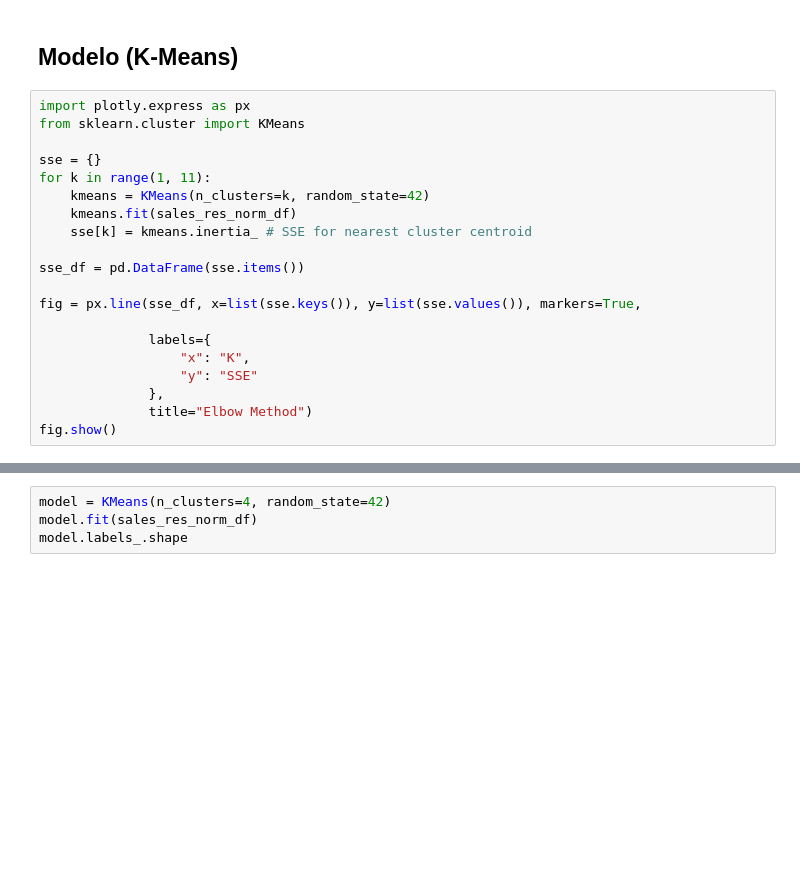
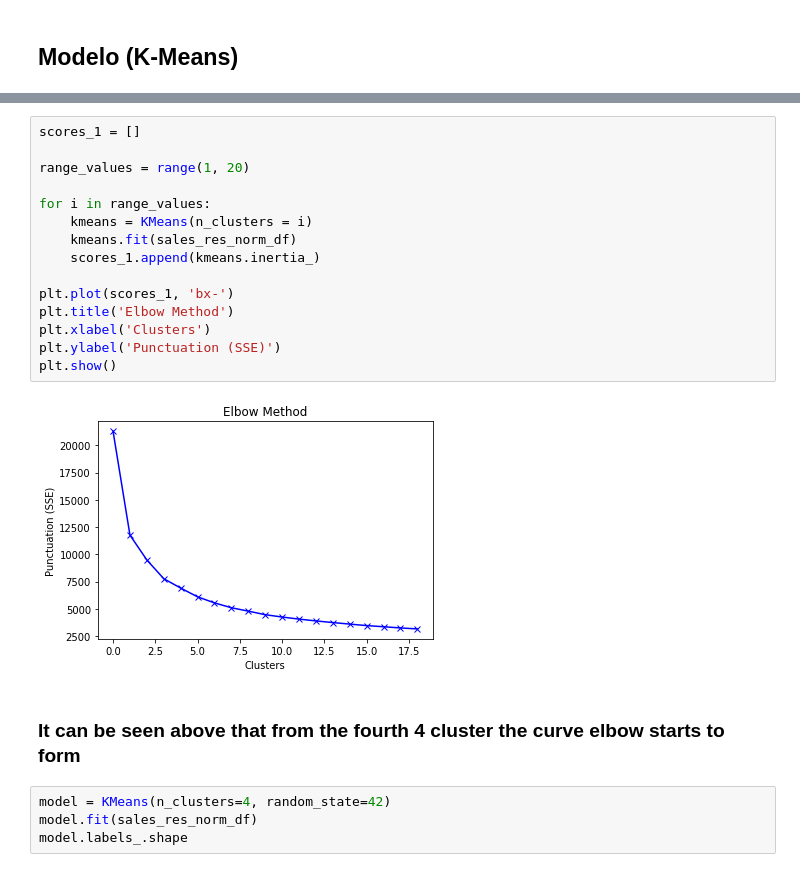
Before and after one commit to danilog-code/ml_projects, a Jupyter notebook: rmf_clusters/CustomerSegRetail_V1.ipynb, the cells around one changed output, grey strips where cells are left out. Drawn from its saved outputs; the diff is of its cells as text; blank space fills up the shorter version.

```diff
--- a/rmf_clusters/CustomerSegRetail_V1.ipynb
+++ b/rmf_clusters/CustomerSegRetail_V1.ipynb
@@ -252,23 +250,3 @@ print(sales_res_norm_df.std(axis = 0).round(2))
 [1. 1. 1. 1.]
 # %% [markdown]
 ## Modelo (K-Means)
-# %%
-import plotly.express as px
-from sklearn.cluster import KMeans
-
-sse = {}
-for k in range(1, 11):
-    kmeans = KMeans(n_clusters=k, random_state=42)
-    kmeans.fit(sales_res_norm_df)
-    sse[k] = kmeans.inertia_ # SSE for nearest cluster centroid
-
-sse_df = pd.DataFrame(sse.items())
-
-fig = px.line(sse_df, x=list(sse.keys()), y=list(sse.values()), markers=True,
-
-              labels={
-                  "x": "K",
-                  "y": "SSE"
-              },
-              title="Elbow Method")
-fig.show()
@@ -277,3 +253,23 @@ fig.show()
+# %%
+scores_1 = []
+
+range_values = range(1, 20)
+
+for i in range_values:
+    kmeans = KMeans(n_clusters = i)
+    kmeans.fit(sales_res_norm_df)
+    scores_1.append(kmeans.inertia_)
+
+plt.plot(scores_1, 'bx-')
+plt.title('Elbow Method')
+plt.xlabel('Clusters')
+plt.ylabel('Punctuation (SSE)')
+plt.show()
+# %% [output]
+[figure, added]
+# %% [markdown]
+
+### It can be seen above that from the fourth 4 cluster the curve elbow starts to form
 # %%
 model = KMeans(n_clusters=4, random_state=42)
 model.fit(sales_res_norm_df)
```
Also changed, not shown: parts of 2 cells of this notebook.
